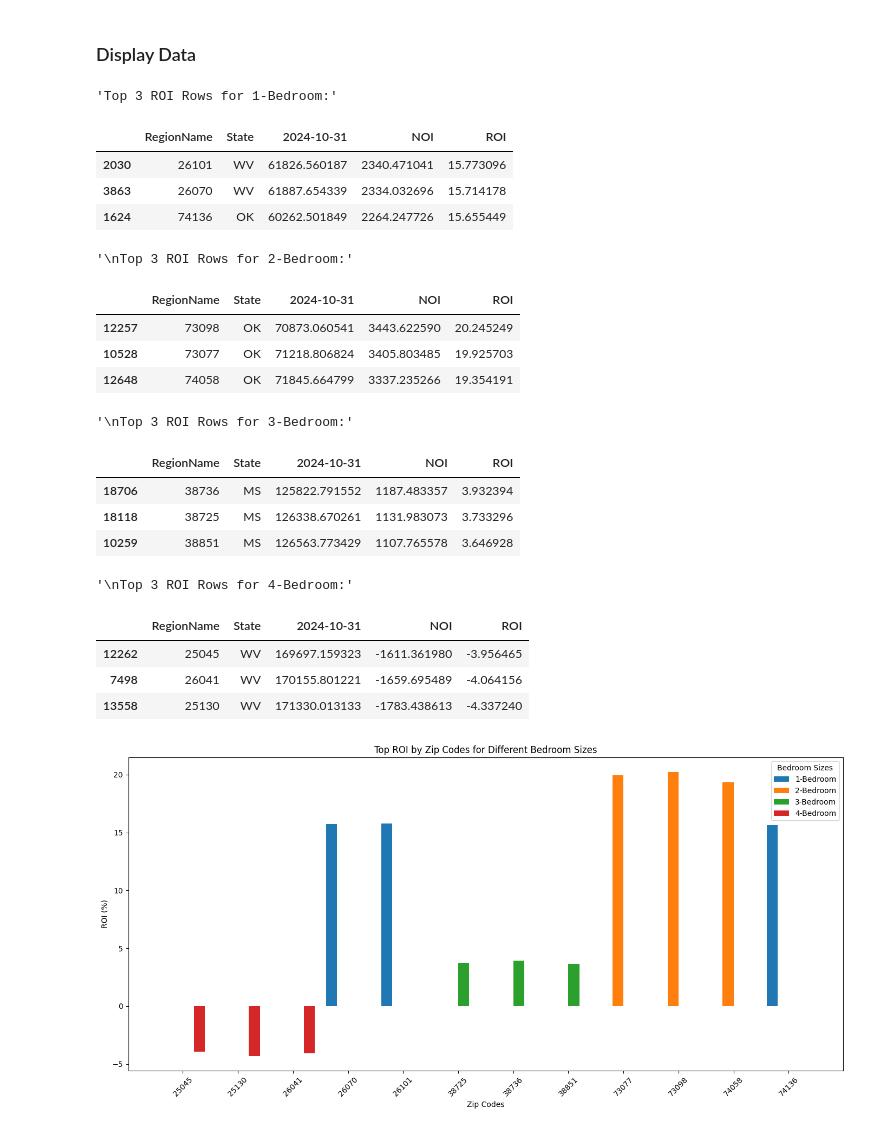
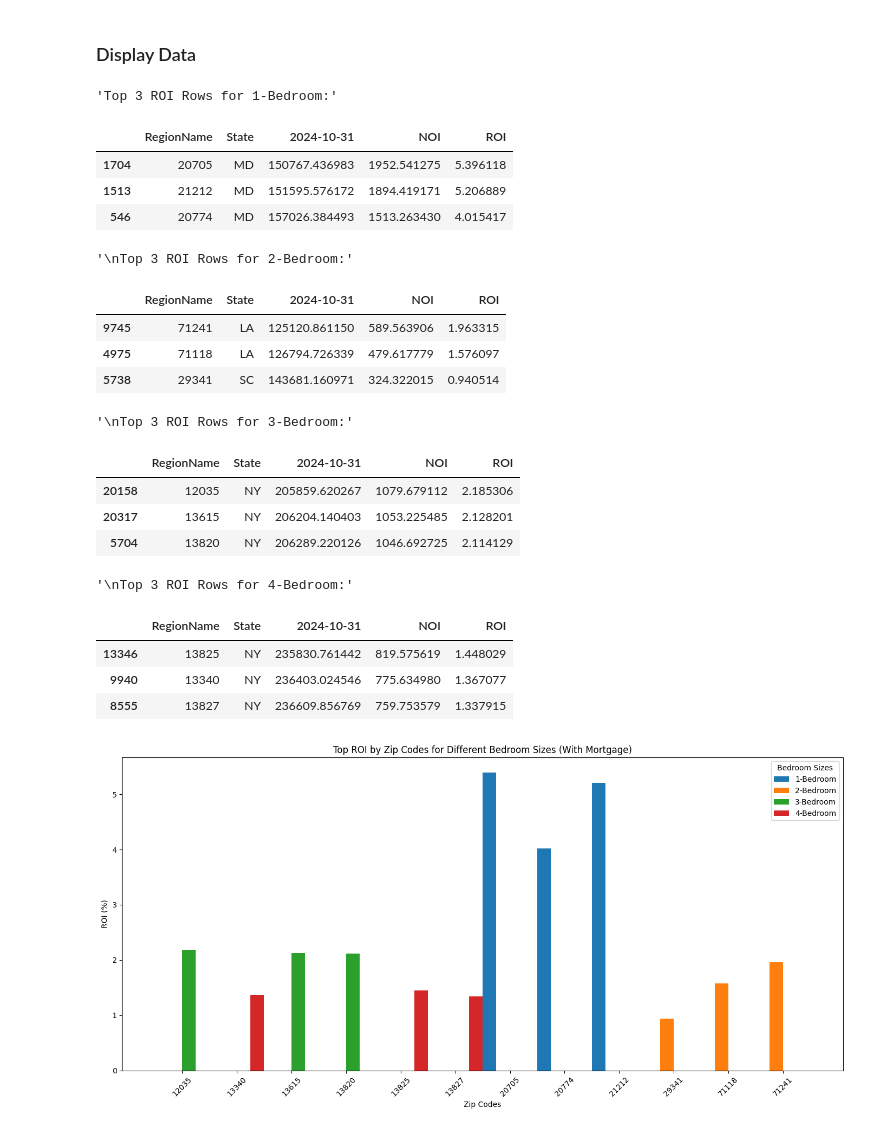
Before and after one commit to YaroslawBagriy/SEIS-631-Final-Project, a Jupyter notebook: Question 6/Question_6.ipynb, the cells around one changed output. Cells and saved outputs as stored; diff of their text form; code cells hidden in the pictures.

Commit message:
Filtered out more data per bedroom, then calculated ROI with no mortgage, plotted it

```diff
--- a/Question 6/Question_6.ipynb
+++ b/Question 6/Question_6.ipynb
@@ -44,7 +44,7 @@ price_data_4br = pd.read_csv(price_data_4br_path)
 # We only want to focus on data within the first and third quartiles to ensure
 # houses are up to our standards
 # Function to filter dataset to keep values only within Q1 and Q3
-def filter_outliers_q1_q3(data):
+def filter_outliers_q1_q3(data, min_price):
     state_column = 'State'
     price_column_pattern = r'\d{4}-\d{2}-\d{2}'
 
@@ -63,28 +63,21 @@ def filter_outliers_q1_q3(data):
 
         # Filter values within Q1 and Q3
         filtered_data[date_column] = data[date_column].where(
-            (data[date_column] >= q1) & (data[date_column] <= q3)
+            (data[date_column] >= q1) & (data[date_column] <= q3) & (data[date_column] >= min_price)
         )
 
     return filtered_data
 
-# Apply the function to filter the dataset
-filtered_data_q1_q3 = filter_outliers_q1_q3(price_data_1br)
-
-# Display the filtered dataset
-filtered_data_q1_q3.head()
-
-
-price_data_1br = filter_outliers_q1_q3(price_data_1br)
+price_data_1br = filter_outliers_q1_q3(price_data_1br, 100000)
 display(price_data_1br.head())
 
-price_data_2br = filter_outliers_q1_q3(price_data_2br)
+price_data_2br = filter_outliers_q1_q3(price_data_2br, 125000)
 display(price_data_2br.head())
 
-price_data_3br = filter_outliers_q1_q3(price_data_3br)
+price_data_3br = filter_outliers_q1_q3(price_data_3br, 175000)
 display(price_data_3br.head())
 
-price_data_4br = filter_outliers_q1_q3(price_data_4br)
+price_data_4br = filter_outliers_q1_q3(price_data_4br, 200000)
 display(price_data_4br.head())
 # %% [output]
 |  | RegionID | SizeRank | RegionName | RegionType | StateName | State | City | Metro | CountyName | ... |
@@ -244,12 +237,18 @@ def calculate_noi(row, bedroom_size):
 
     # Calculate loan amount and costs
     loan_amount = price * (1 - down_payment_rate)
-    repair_cost = price * repair_cost_rate
     annual_taxes = price * tax_rate
     monthly_payment = loan_amount * (monthly_interest_rate * (1 + monthly_interest_rate)**total_payments) / ((1 + monthly_interest_rate)**total_payments - 1)
     annual_mortgage_payment = monthly_payment * 12
     annual_rent_income = rent_rate * 12
-    noi = annual_rent_income - (annual_taxes + annual_mortgage_payment) - repair_cost
+
+    # It's standard to set aside 10% of rent for ongoing property maintenance
+    annual_maintenance_cost = annual_rent_income * 0.1
+
+    # National average of $2100 per year for property insurance
+    annual_property_insurance = 2100
+
+    noi = annual_rent_income - annual_taxes - annual_mortgage_payment - annual_maintenance_cost - annual_property_insurance
     return noi
 
 
@@ -289,7 +288,7 @@ def calculate_roi(row):
     repair_cost = price * repair_cost_rate
     total_investment = down_payment + repair_cost
 
-    # Avoid division by zero
+    # Division by zero check
     if total_investment == 0:
         return None
 
@@ -325,24 +324,24 @@ display(top_3_roi_4br[['RegionName', 'State', oct_2024_column, 'NOI', 'ROI']])
 # %% [output]
 'Top 3 ROI Rows for 1-Bedroom:'
 |  | RegionName | State | 2024-10-31 | NOI | ROI |
-| 2030 | 26101 | WV | 61826.560187 | 2340.471041 | 15.773096 |
-| 3863 | 26070 | WV | 61887.654339 | 2334.032696 | 15.714178 |
-| 1624 | 74136 | OK | 60262.501849 | 2264.247726 | 15.655449 |
+| 1704 | 20705 | MD | 150767.436983 | 1952.541275 | 5.396118 |
+| 1513 | 21212 | MD | 151595.576172 | 1894.419171 | 5.206889 |
+| 546 | 20774 | MD | 157026.384493 | 1513.263430 | 4.015417 |
 '\nTop 3 ROI Rows for 2-Bedroom:'
 |  | RegionName | State | 2024-10-31 | NOI | ROI |
-| 12257 | 73098 | OK | 70873.060541 | 3443.622590 | 20.245249 |
-| 10528 | 73077 | OK | 71218.806824 | 3405.803485 | 19.925703 |
-| 12648 | 74058 | OK | 71845.664799 | 3337.235266 | 19.354191 |
+| 9745 | 71241 | LA | 125120.861150 | 589.563906 | 1.963315 |
+| 4975 | 71118 | LA | 126794.726339 | 479.617779 | 1.576097 |
+| 5738 | 29341 | SC | 143681.160971 | 324.322015 | 0.940514 |
 '\nTop 3 ROI Rows for 3-Bedroom:'
 |  | RegionName | State | 2024-10-31 | NOI | ROI |
-| 18706 | 38736 | MS | 125822.791552 | 1187.483357 | 3.932394 |
-| 18118 | 38725 | MS | 126338.670261 | 1131.983073 | 3.733296 |
-| 10259 | 38851 | MS | 126563.773429 | 1107.765578 | 3.646928 |
+| 20158 | 12035 | NY | 205859.620267 | 1079.679112 | 2.185306 |
+| 20317 | 13615 | NY | 206204.140403 | 1053.225485 | 2.128201 |
+| 5704 | 13820 | NY | 206289.220126 | 1046.692725 | 2.114129 |
 '\nTop 3 ROI Rows for 4-Bedroom:'
 |  | RegionName | State | 2024-10-31 | NOI | ROI |
-| 12262 | 25045 | WV | 169697.159323 | -1611.361980 | -3.956465 |
-| 7498 | 26041 | WV | 170155.801221 | -1659.695489 | -4.064156 |
-| 13558 | 25130 | WV | 171330.013133 | -1783.438613 | -4.337240 |
+| 13346 | 13825 | NY | 235830.761442 | 819.575619 | 1.448029 |
+| 9940 | 13340 | NY | 236403.024546 | 775.634980 | 1.367077 |
+| 8555 | 13827 | NY | 236609.856769 | 759.753579 | 1.337915 |
 # %%
 import matplotlib.pyplot as plt
 import numpy as np
@@ -367,33 +366,33 @@ zip_roi_data = {zip_code: [] for zip_code in unique_zips}
 for bedroom, data in top_3_roi_data.items():
     for zip_code in unique_zips:
         # Append ROI if zip code exists in the data, otherwise append 0
         roi = data.loc[data['RegionName'] == zip_code, 'ROI']
         zip_roi_data[zip_code].append(roi.values[0] if not roi.empty else 0)
 
 # Plot the bar graph
 x = np.arange(len(unique_zips))  # X positions for groups
-width = 0.2  # Bar width
+width = 0.25  # Bar width
 
 plt.figure(figsize=(14, 7))
 
 # Add bars for each bedroom type
 for i, bedroom in enumerate(top_3_roi_data.keys()):
     plt.bar(
         x + i * width,
         [zip_roi_data[zip_code][i] for zip_code in unique_zips],
         width=width,
         label=bedroom
     )
 
 # Add labels, title, and legend
 plt.xlabel("Zip Codes")
 plt.ylabel("ROI (%)")
-plt.title("Top ROI by Zip Codes for Different Bedroom Sizes")
+plt.title("Top ROI by Zip Codes for Different Bedroom Sizes (With Mortgage)")
 plt.xticks(x + width * 1.5, unique_zips, rotation=45)
 plt.legend(title="Bedroom Sizes")
 plt.tight_layout()
 
 # Show the plot
 plt.show()
 # %% [output]
-[figure, old version]
+[figure, new version]
```
Also changed, not shown: parts of 7 cells of this notebook, 4 other files.
